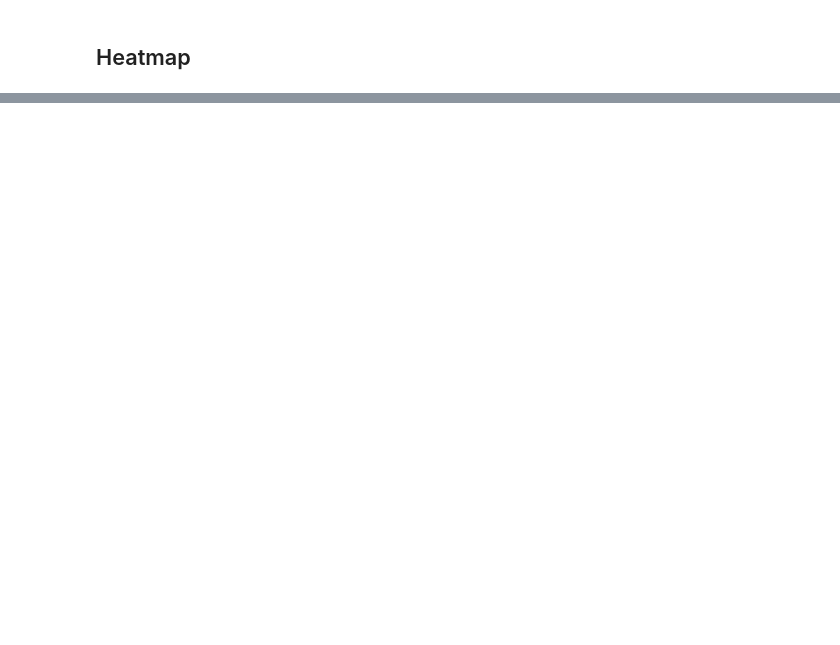
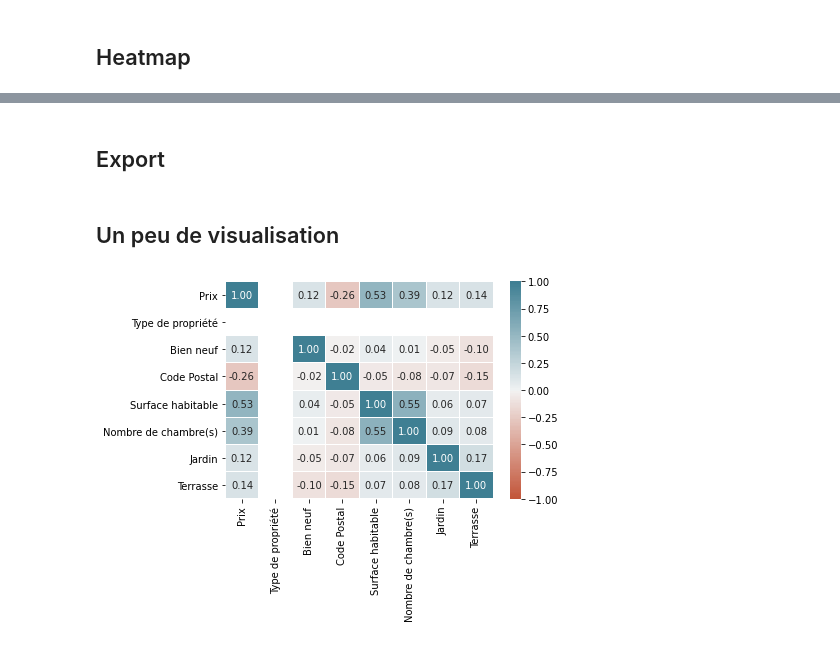
Before and after one commit to leersmathieu/ImmoEliza-API, a Jupyter notebook: data-cleaning.ipynb, the cells around one changed output, grey strips where cells are left out. Saved outputs shown, nothing was run; the diff lists cells and outputs as text; code cells hidden in the pictures; blank space fills up the shorter version.

```diff
--- a/data-cleaning.ipynb
+++ b/data-cleaning.ipynb
@@ -461,0 +607,2 @@ df.shape
+# %% [markdown]
+## Export
@@ -461,0 +611,13 @@ df.shape
+# %% [markdown]
+## Un peu de visualisation
+# %%
+house = df[df['Type de propriété'] == 1]
+apartment = df[df['Type de propriété'] == 0]
+# %%
+# Print the heatmap from HOUSE
+# plt.subplots(figsize=(20, 12))
+sns.heatmap(house.corr(), annot=True, linewidths=0.05, fmt= '.2f', vmin=-1, vmax=1, center=0, cmap=sns.diverging_palette(20, 220, n=200))
+
+plt.show()
+# %% [output]
+[figure, added]
```
Also changed, not shown: parts of 57 cells of this notebook, 1 other file.
